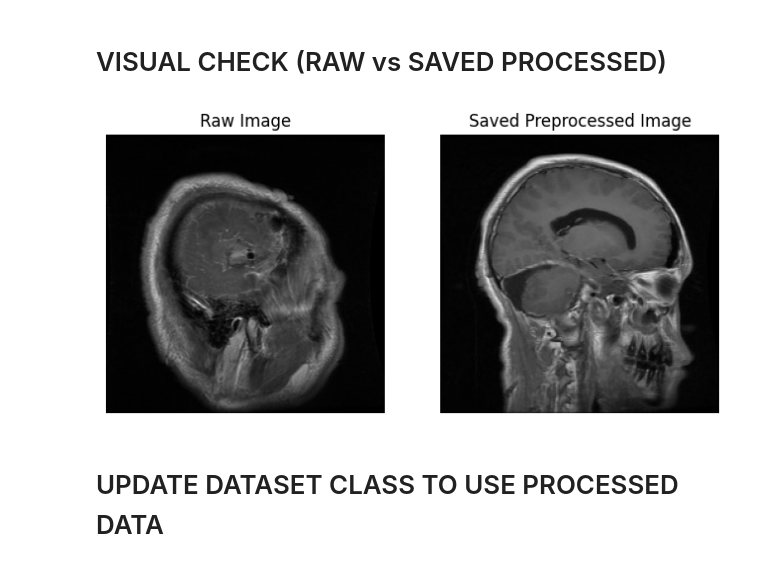
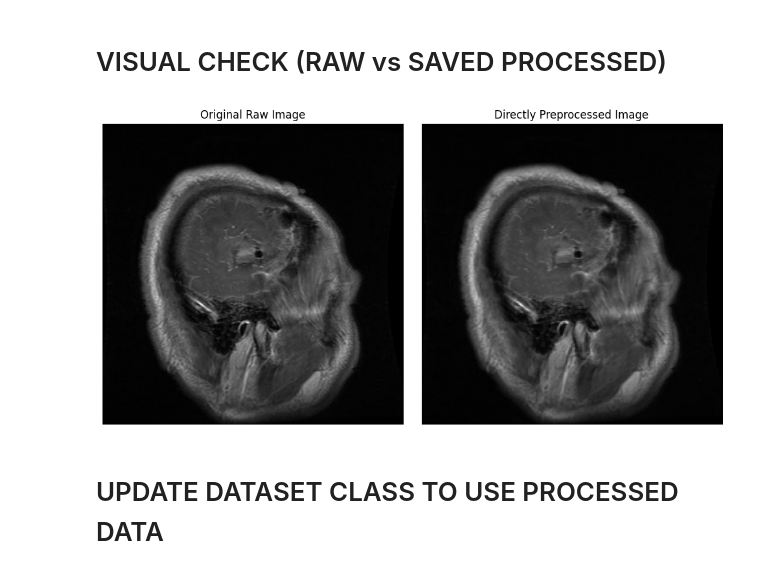
Before and after one commit to Blecyrajan/Dissertation, a Jupyter notebook: BrainTumor_CNN_ViT.ipynb, the cells around one changed output. Saved outputs shown, nothing was run; the diff lists cells and outputs as text; code cells hidden in the pictures.

```diff
--- a/BrainTumor_CNN_ViT.ipynb
+++ b/BrainTumor_CNN_ViT.ipynb
@@ -164,31 +163,45 @@ Sample images in glioma: ['Tr-gl_1016.jpg', 'Tr-gl_1297.jpg', 'Tr-gl_0352.jpg',
 # %% [markdown]
 # VISUAL CHECK (RAW vs SAVED PROCESSED)
-# %%
-raw_img = cv2.imread(
-    os.path.join(TRAIN_PATH, "glioma", os.listdir(os.path.join(TRAIN_PATH, "glioma"))[0]),
-    cv2.IMREAD_GRAYSCALE
-)
-
-processed_img = cv2.imread(
-    os.path.join(PROCESSED_TRAIN, "glioma", os.listdir(os.path.join(PROCESSED_TRAIN, "glioma"))[0]),
-    cv2.IMREAD_GRAYSCALE
-)
-
-plt.figure(figsize=(8,4))
-
-plt.subplot(1,2,1)
-plt.title("Raw Image")
-plt.imshow(raw_img, cmap="gray")
-plt.axis("off")
-
-plt.subplot(1,2,2)
-plt.title("Saved Preprocessed Image")
-plt.imshow(processed_img, cmap="gray")
-plt.axis("off")
-
-plt.show()
-# %% [output]
-[figure, removed]
+# %%
+sample_class = "glioma"
+sample_image_name = os.listdir(os.path.join(TRAIN_PATH, sample_class))[0]
+
+# Get the full path for the raw image
+raw_img_path = os.path.join(TRAIN_PATH, sample_class, sample_image_name)
+
+# Load the raw image
+raw_img = cv2.imread(raw_img_path, cv2.IMREAD_GRAYSCALE)
+
+# Preprocess the *same* image using the defined function
+# The preprocess_image function returns a normalized 3-channel image
+processed_img_direct = preprocess_image(raw_img_path)
+
+# For displaying with plt.imshow, if processed_img_direct is normalized (0-1),
+# it will be displayed correctly. If we want to show it as grayscale uint8,
+# we might need to convert it back to single channel and scale.
+# However, imshow can handle float arrays directly.
+# To show it as grayscale for direct comparison with `raw_img` (which is 1 channel gray),
+# we can take one channel from the 3-channel processed image and scale it back to 0-255 for clarity if needed.
+# Or, as preprocess_image outputs normalized float, imshow will handle it fine.
+
+plt.figure(figsize=(10, 5))
+
+plt.subplot(1, 2, 1)
+plt.title("Original Raw Image")
+plt.imshow(raw_img, cmap="gray")
+plt.axis("off")
+
+plt.subplot(1, 2, 2)
+plt.title("Directly Preprocessed Image")
+# Displaying one channel of the 3-channel normalized image, scaled back to 0-255 if desired.
+# Or directly display the normalized float array, matplotlib handles it.
+plt.imshow(processed_img_direct[:,:,0], cmap="gray") # Taking one channel for grayscale display
+plt.axis("off")
+
+plt.tight_layout()
+plt.show()
+# %% [output]
+[figure, added]
 # %% [markdown]
 # UPDATE DATASET CLASS TO USE PROCESSED DATA
 # %%
```
Also changed, not shown: parts of 18 cells of this notebook.
